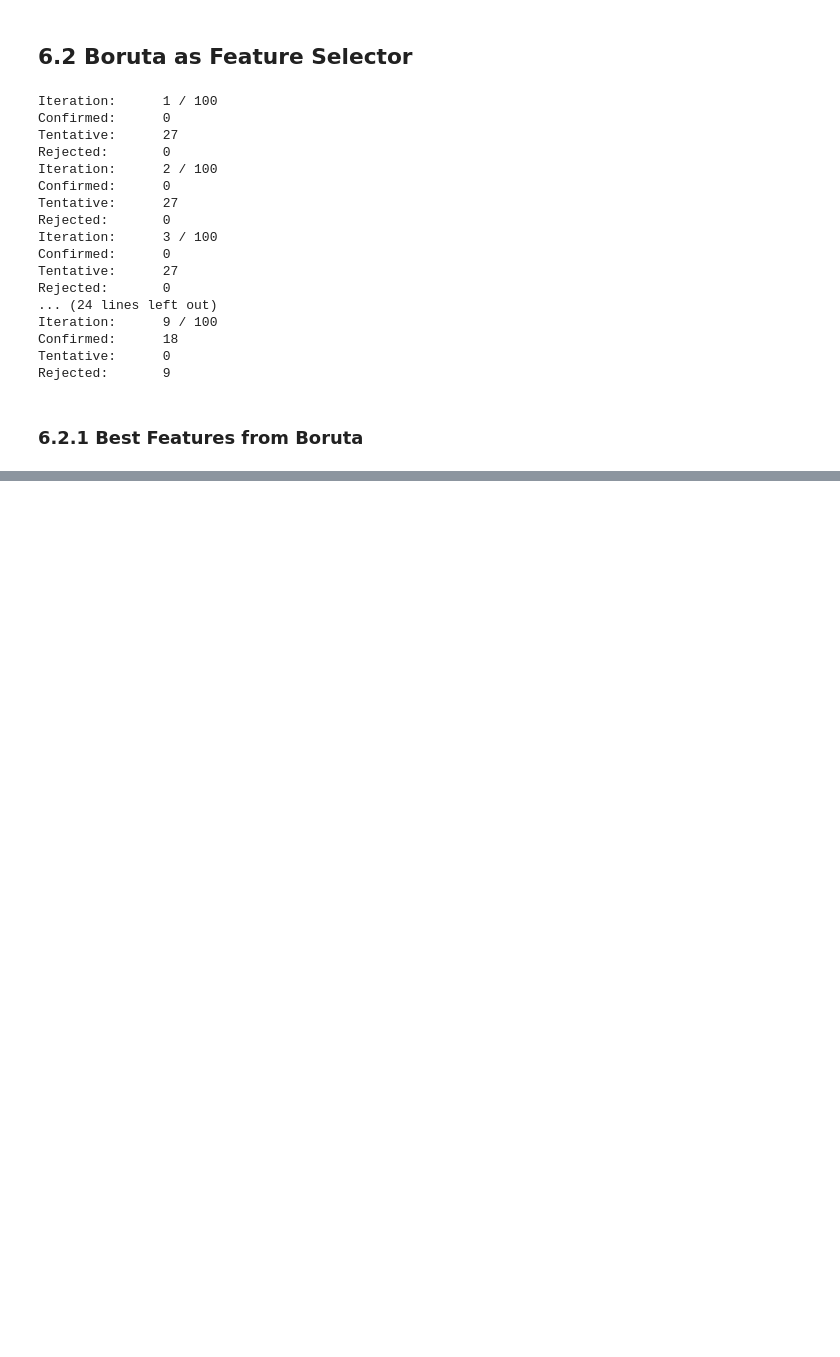
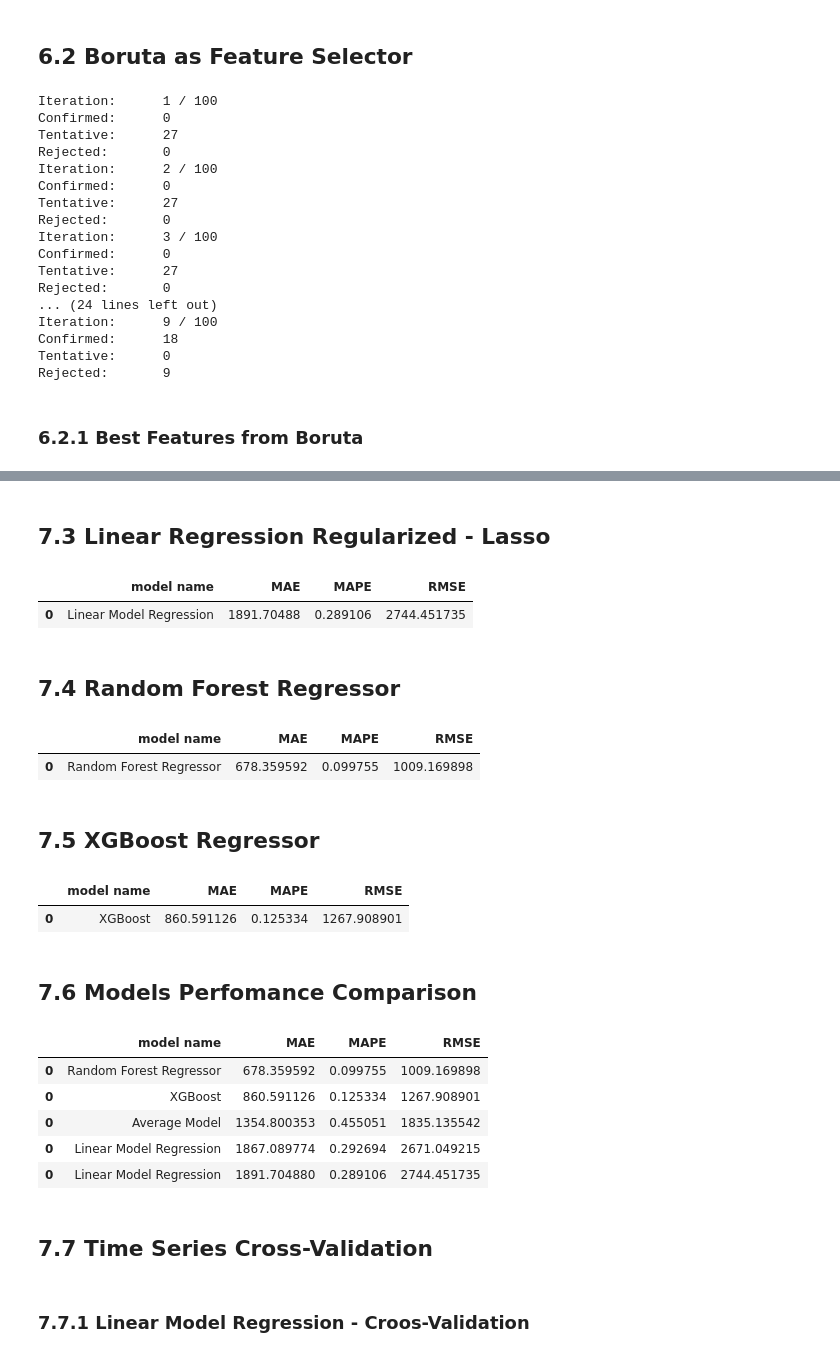
Before and after one commit to bpessoamorais/ds_em_producao, a Jupyter notebook: v01_store_sales_prediction_.ipynb, the cells around one changed output, grey strips where cells are left out. Saved outputs shown, nothing was run; the diff lists cells and outputs as text; code cells hidden in the pictures; blank space fills up the shorter version.

Commit message:
Machine Learning Model

```diff
--- a/v01_store_sales_prediction_.ipynb
+++ b/v01_store_sales_prediction_.ipynb
@@ -1051,0 +1094,3 @@ cols_selected_boruta
+# %%
+x_train = X_train[cols_selected_boruta]
+x_test = X_test[cols_selected_boruta]
@@ -1051,0 +1132,67 @@ cols_selected_boruta
+# %% [markdown]
+## 7.3 Linear Regression Regularized - Lasso
+# %%
+# Model
+lrr = Lasso(alpha=0.01).fit(x_train, y_train)
+
+#Prediction
+yhat_lrr = lrr.predict(x_test)
+
+# Performance
+lrr_result = ml_error('Linear Model Regression', np.expm1(y_test), np.expm1(yhat_lrr))
+lrr_result
+# %% [output]
+|  | model name | MAE | MAPE | RMSE |
+| 0 | Linear Model Regression | 1891.70488 | 0.289106 | 2744.451735 |
+# %% [markdown]
+## 7.4 Random Forest Regressor
+# %%
+# Model
+rf = RandomForestRegressor(n_estimators=100, n_jobs=-1, random_state=42).fit(x_train, y_train)
+# n_estimators = number of trees
+# njobs = parallel processing
+
+# Prediction
+yhat_rf = rf.predict(x_test)
+
+# Performance
+rf_result = ml_error('Random Forest Regressor', np.expm1(y_test), np.expm1(yhat_rf))
+rf_result
+# %% [output]
+|  | model name | MAE | MAPE | RMSE |
+| 0 | Random Forest Regressor | 678.359592 | 0.099755 | 1009.169898 |
+# %% [markdown]
+## 7.5 XGBoost Regressor
+# %%
+# Model
+model_xgb = xgb.XGBRegressor(objective='reg:squarederror',
+                n_estimators=100,
+                eta=0.01,
+                max_depth=10,
+                subsample=0.7,
+                colsample_bytee=0.9).fit(x_train, y_train)
+
+
+# Prediction
+yhat_xgb = model_xgb.predict(x_test)
+
+# Performance
+xgb_result = ml_error('XGBoost', np.expm1(y_test), np.expm1(yhat_xgb))
+xgb_result
+# %% [output]
+|  | model name | MAE | MAPE | RMSE |
+| 0 | XGBoost | 860.591126 | 0.125334 | 1267.908901 |
+# %% [markdown]
+## 7.6 Models Perfomance Comparison
+# %%
+modelling_result = pd.concat([baseline_result, lr_result, lrr_result, rf_result, xgb_result])
+modelling_result.sort_values('RMSE')
+# %% [output]
+|  | model name | MAE | MAPE | RMSE |
+| 0 | Random Forest Regressor | 678.359592 | 0.099755 | 1009.169898 |
+| 0 | XGBoost | 860.591126 | 0.125334 | 1267.908901 |
+| 0 | Average Model | 1354.800353 | 0.455051 | 1835.135542 |
+| 0 | Linear Model Regression | 1867.089774 | 0.292694 | 2671.049215 |
+| 0 | Linear Model Regression | 1891.704880 | 0.289106 | 2744.451735 |
+# %% [markdown]
+## 7.7 Time Series Cross-Validation
@@ -1051,0 +1240,2 @@ cols_selected_boruta
+# %% [markdown]
+### 7.7.1 Linear Model Regression - Croos-Validation
```
Also changed, not shown: parts of 43 cells of this notebook.
